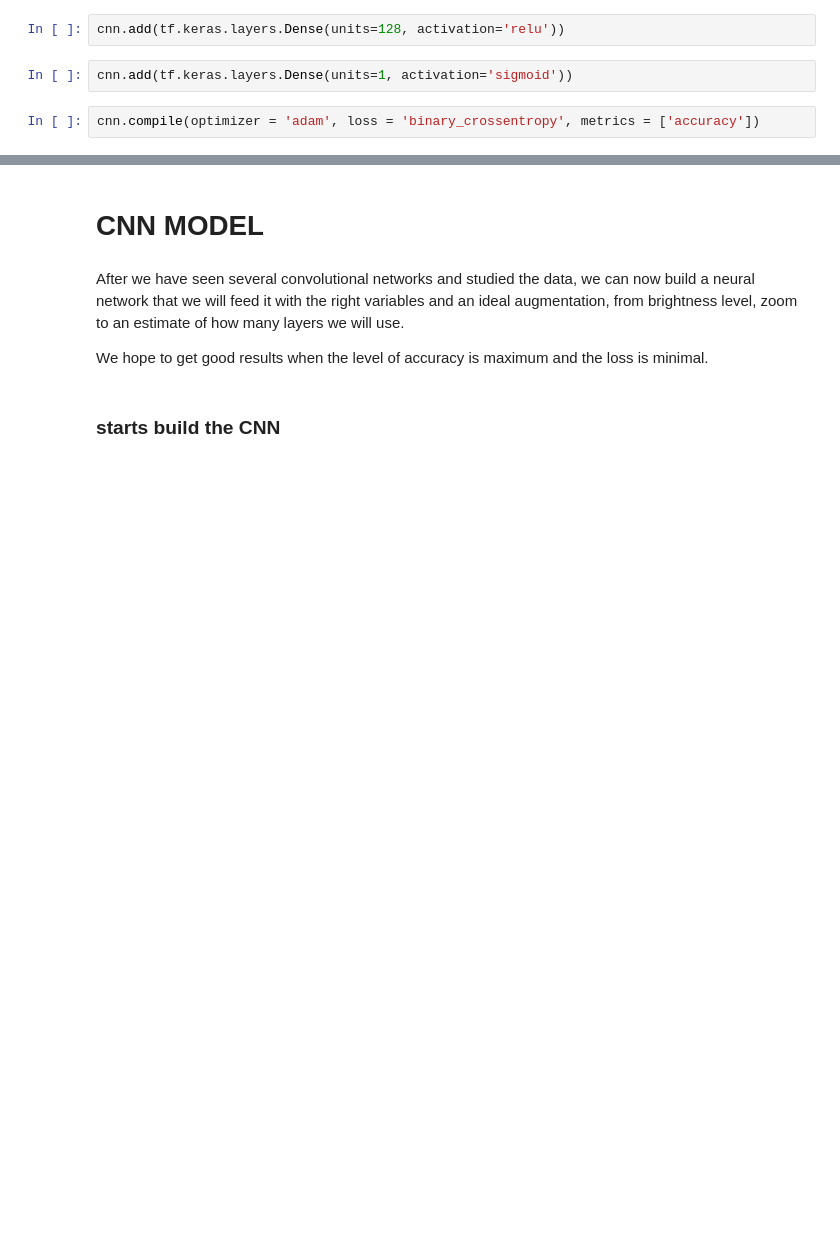
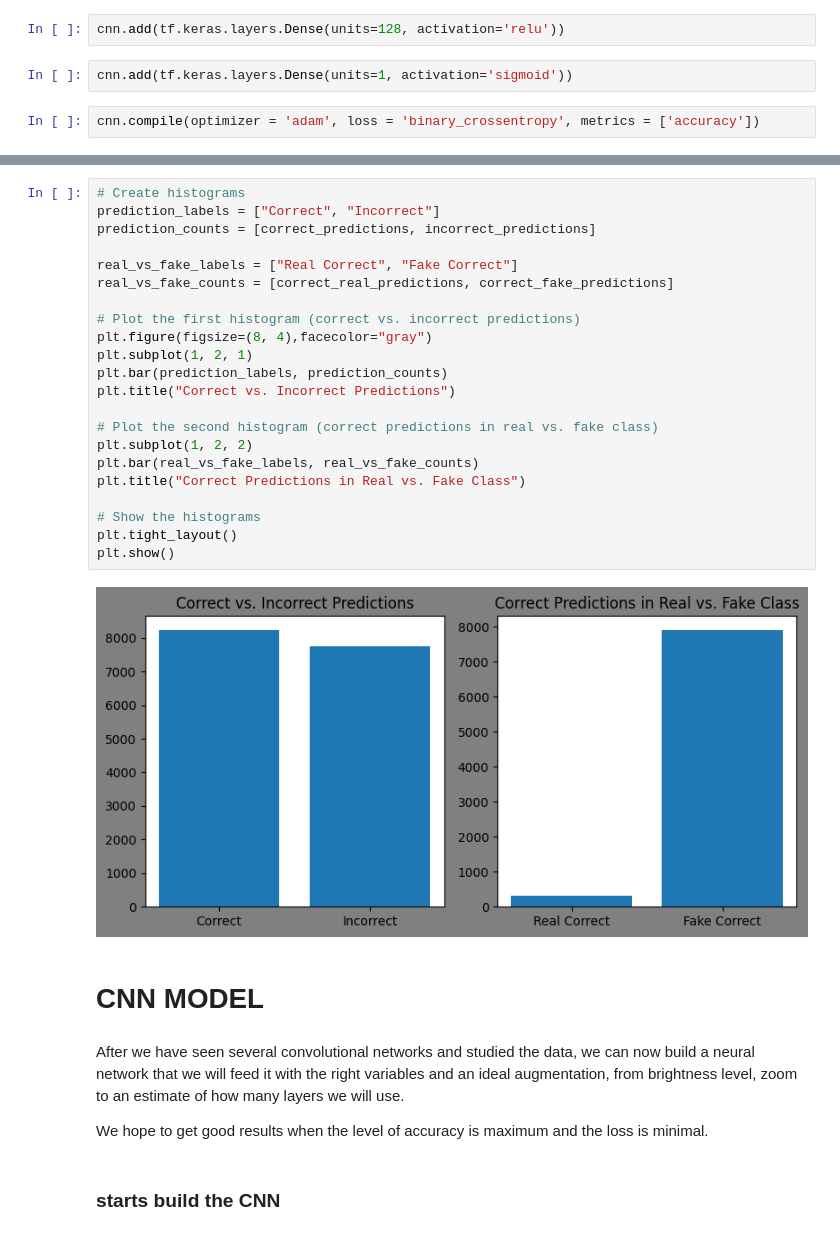
Before and after one commit to RoiLe/AI-picture-recognition, a Jupyter notebook: Research-proposal-DS-class.ipynb, the cells around one changed output, grey strips where cells are left out. Cells and saved outputs as stored; diff of their text form; blank space fills up the shorter version.

```diff
--- a/Research-proposal-DS-class.ipynb
+++ b/Research-proposal-DS-class.ipynb
@@ -737,3 +832,27 @@ training_set.class_indices
+# %%
+# Create histograms
+prediction_labels = ["Correct", "Incorrect"]
+prediction_counts = [correct_predictions, incorrect_predictions]
+
+real_vs_fake_labels = ["Real Correct", "Fake Correct"]
+real_vs_fake_counts = [correct_real_predictions, correct_fake_predictions]
+
+# Plot the first histogram (correct vs. incorrect predictions)
+plt.figure(figsize=(8, 4),facecolor="gray")
+plt.subplot(1, 2, 1)
+plt.bar(prediction_labels, prediction_counts)
+plt.title("Correct vs. Incorrect Predictions")
+
+# Plot the second histogram (correct predictions in real vs. fake class)
+plt.subplot(1, 2, 2)
+plt.bar(real_vs_fake_labels, real_vs_fake_counts)
+plt.title("Correct Predictions in Real vs. Fake Class")
+
+# Show the histograms
+plt.tight_layout()
+plt.show()
+# %% [output]
+[figure, added]
 # %% [markdown]
 <h1> CNN MODEL </h1>
 # %% [markdown]
```
Also changed, not shown: parts of 26 cells of this notebook, 3 other files.
